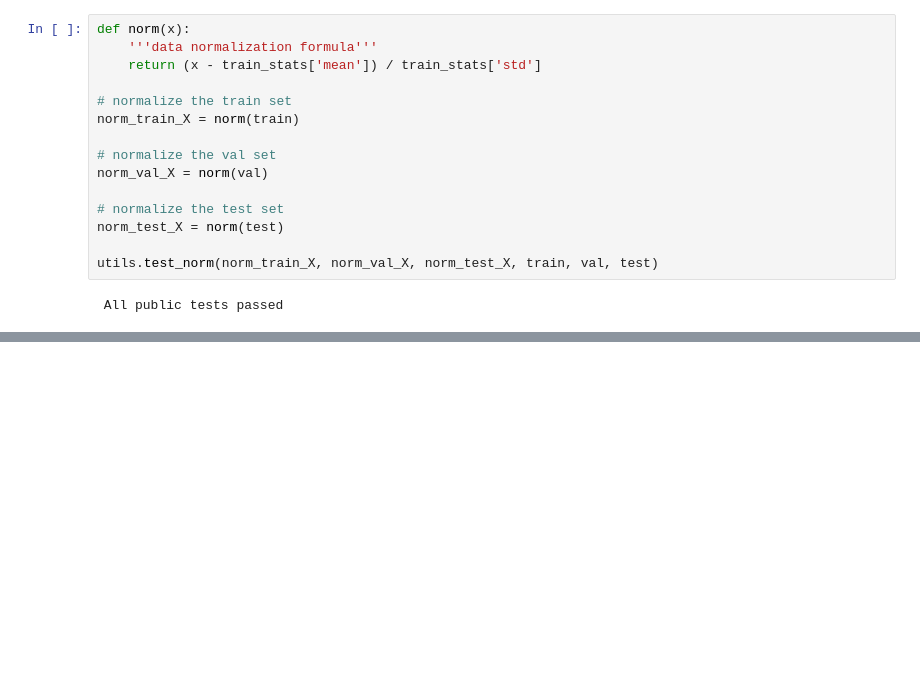
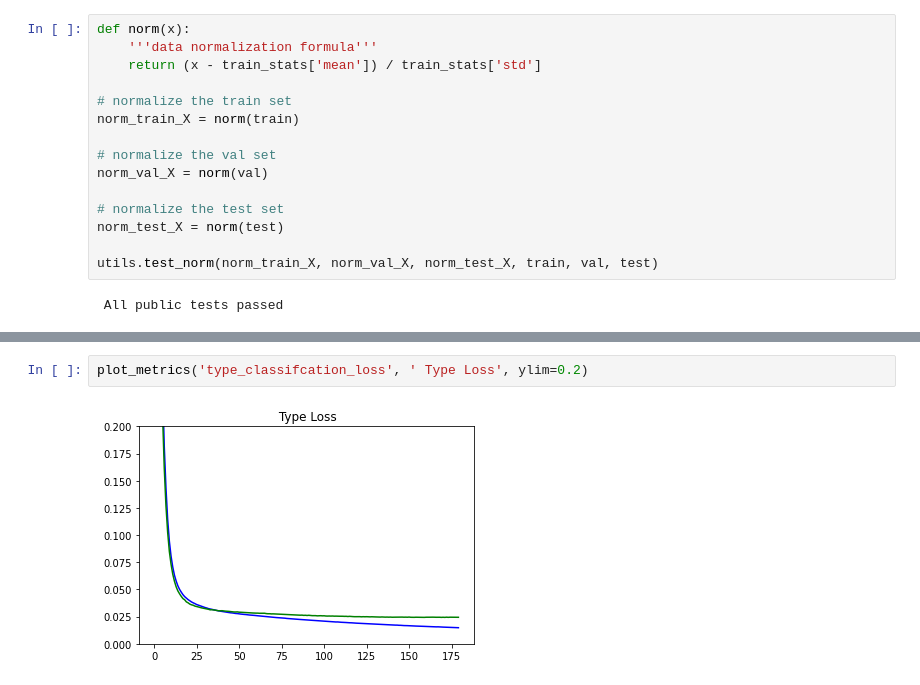
Before and after one commit to brilliant-ember/Machine_learning_notes, a Jupyter notebook: advanced_TF_specialization/course_1_labs/functionalAPI.ipynb, the cells around one changed output, grey strips where cells are left out. Drawn from its saved outputs; the diff is of its cells as text; blank space fills up the shorter version.

```diff
--- a/advanced_TF_specialization/course_1_labs/functionalAPI.ipynb
+++ b/advanced_TF_specialization/course_1_labs/functionalAPI.ipynb
@@ -276,0 +385,4 @@ tf.version
+# %%
+plot_metrics('type_classifcation_loss', ' Type Loss', ylim=0.2)
+# %% [output]
+[figure, added]
```
Also changed, not shown: parts of 15 cells of this notebook, 7 other files.
